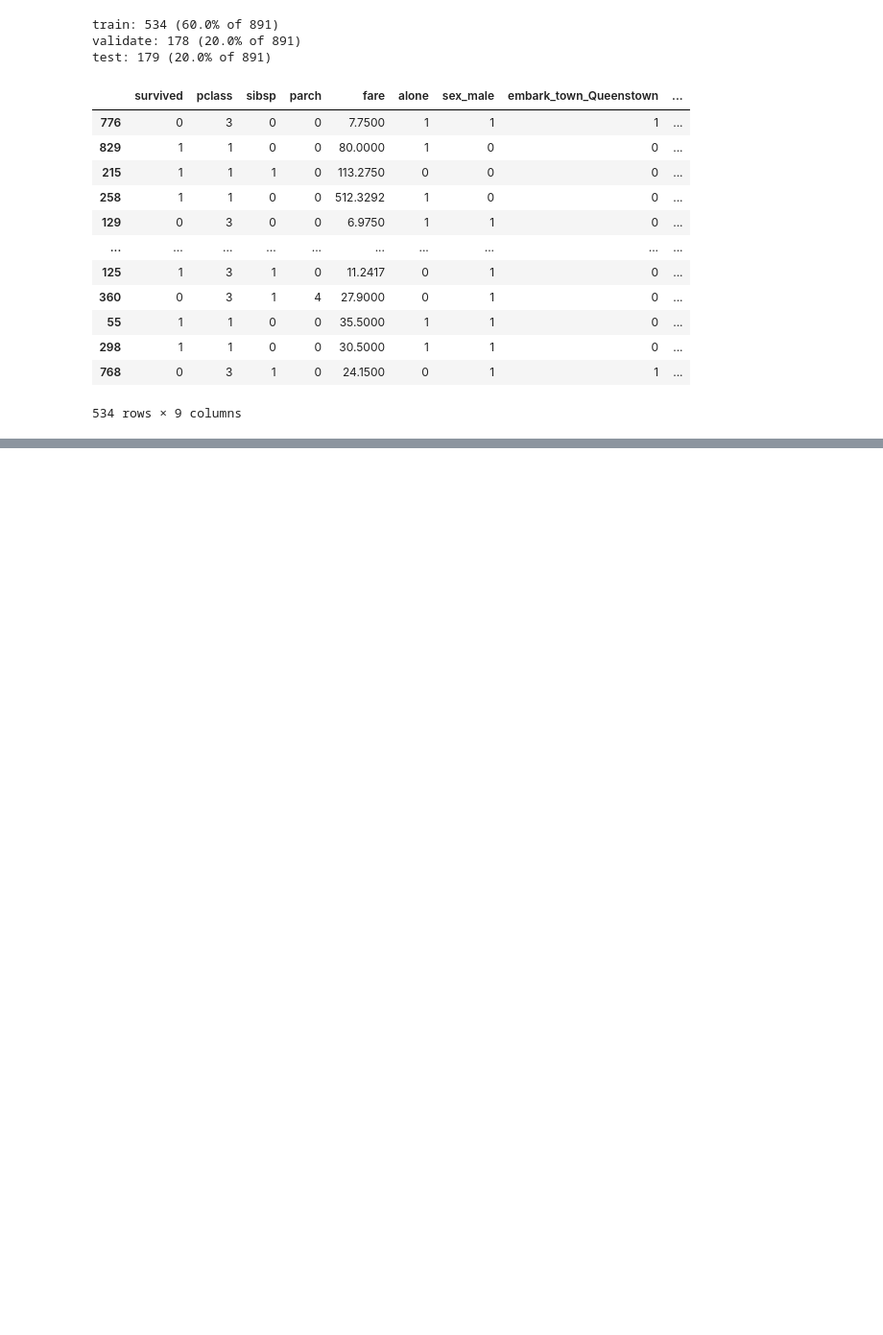
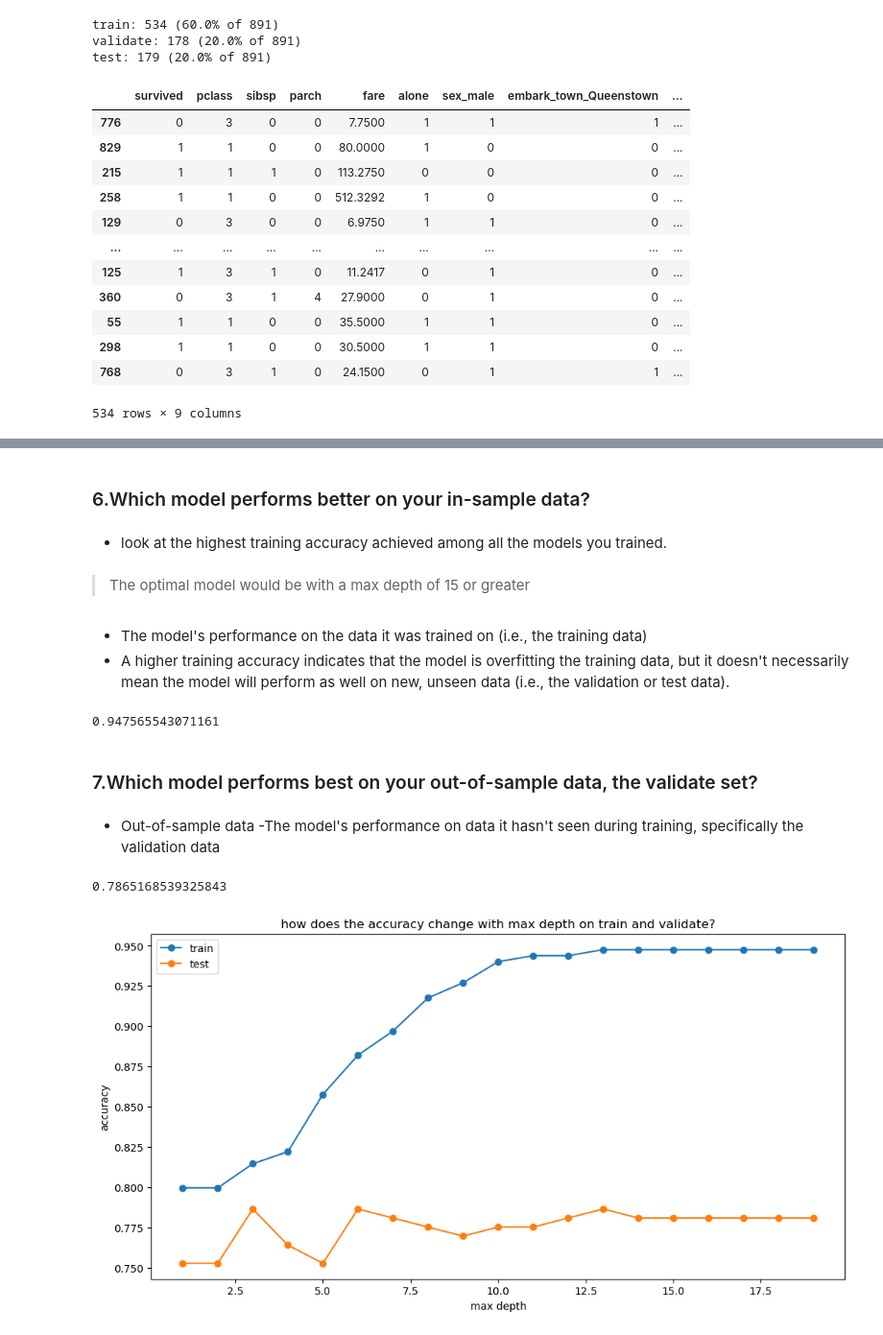
Before and after one commit to Luis-Martinez1/classification-exercises, a Jupyter notebook: decision_tree.ipynb, the cells around one changed output, grey strips where cells are left out. Shown at 96% size. Saved outputs shown, nothing was run; the diff lists cells and outputs as text; code cells hidden in the pictures; blank space fills up the shorter version.

```diff
--- a/decision_tree.ipynb
+++ b/decision_tree.ipynb
@@ -391,0 +409,30 @@ accuracy_score(y_val_pred.y_true, y_val_pred.dt_one)
+# %%
+#This function iterates through different max depths of a decision tree classifier,
+#evaluates its training and validation accuracies, stores the results in a DataFrame,
+#and displays the top-performing configurations by validation accuracy.
+
+#empty list created to store the results for different configurations of the decision tree classifier
+scores_all = []
+
+#loop iterates through values from 1 to 19
+for x in range(1,20):
+
+    #Create and Train Tree on training data
+    tree = DecisionTreeClassifier(max_depth=x, random_state=7)
+    tree.fit(X_train, y_train)
+
+    # evaluate on train using score method on the train data
+    train_acc = tree.score(X_train, y_train)
+
+    #Evaluate Validation accuracy on validate data using score method
+    val_acc = tree.score(X_val, y_val)
+
+    #Append results
+    scores_all.append([x, train_acc, val_acc])
+
+# converts the scores_all list of lists into a pandas DataFrame named scores_df and assigns columns
+# max_depth','train_acc','val_acc'
+scores_df = pd.DataFrame(scores_all, columns=['max_depth','train_acc','val_acc'])
+scores_df = pd.DataFrame(scores_all, columns=['max_depth','train_acc','val_acc'])
+#sorts the DataFrame scores_df in descending order based on the 'val_acc' column
+scores_df.sort_values(by=['val_acc'], ascending=False)
@@ -391,0 +457,24 @@ accuracy_score(y_val_pred.y_true, y_val_pred.dt_one)
+# %% [markdown]
+### 6.Which model performs better on your in-sample data?
+# %% [markdown]
+- look at the highest training accuracy achieved among all the models you trained.
+# %% [markdown]
+
+> The optimal model would be with a max depth of 15 or greater
+# %% [markdown]
+- The model's performance on the data it was trained on (i.e., the training data)
+- A higher training accuracy indicates that the model is overfitting the training data, but it doesn't necessarily mean the model will perform as well on new, unseen data (i.e., the validation or test data).
+# %%
+best_training_accuracy = scores_df['train_acc'].max()
+best_training_accuracy
+# %% [output]
+0.947565543071161
+# %% [markdown]
+### 7.Which model performs best on your out-of-sample data, the validate set?
+# %% [markdown]
+- Out-of-sample data -The model's performance on data it hasn't seen during training, specifically the validation data
+# %%
+best_validation_accuracy = scores_df['val_acc'].max()
+best_validation_accuracy
+# %% [output]
+0.7865168539325843
@@ -391,0 +483,14 @@ accuracy_score(y_val_pred.y_true, y_val_pred.dt_one)
+# %%
+#Visualize how accuracy changes with different maximum depths for a decision tree classifier on both the training
+#and validation sets
+
+plt.figure(figsize=(12,6))
+plt.plot(scores_df.max_depth, scores_df.train_acc, label='train', marker='o')
+plt.plot(scores_df.max_depth, scores_df.val_acc, label='test', marker='o')
+plt.xlabel('max depth')
+plt.ylabel('accuracy')
+plt.title('how does the accuracy change with max depth on train and validate?')
+plt.legend()
+plt.show()
+# %% [output]
+[figure, added]
```
Also changed, not shown: parts of 89 cells of this notebook.
